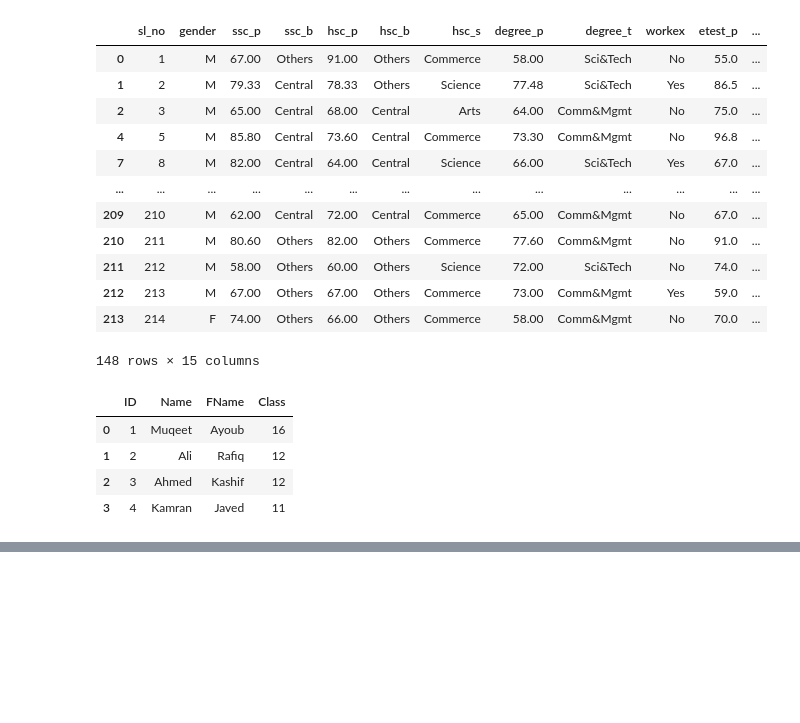
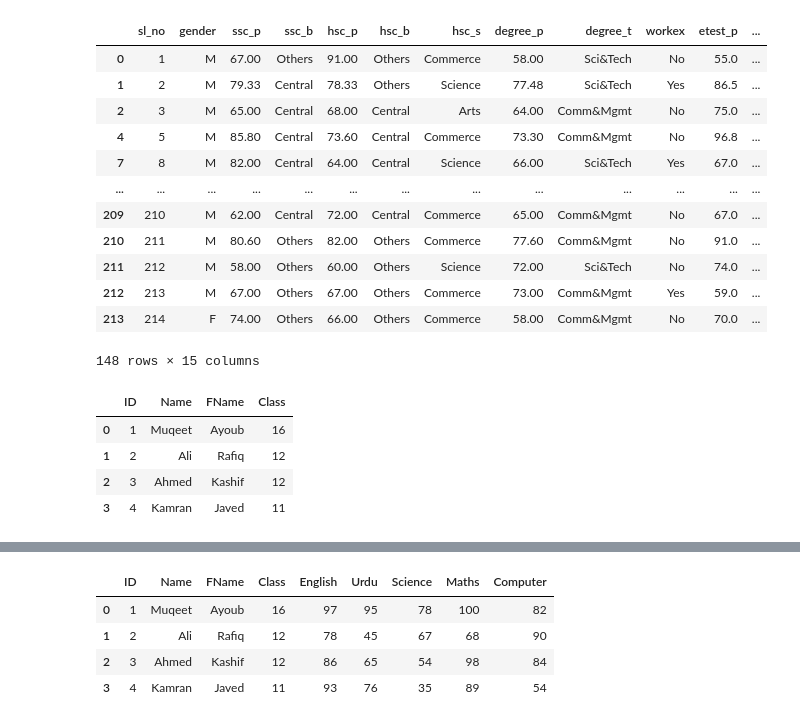
Before and after one commit to MuqeetVohra/python-practice, a Jupyter notebook: data_analysis/pandas.ipynb, the cells around one changed output, grey strips where cells are left out. Drawn from its saved outputs; the diff is of its cells as text; code cells hidden in the pictures; blank space fills up the shorter version.

Commit message:
merged df1 and df2

```diff
--- a/data_analysis/pandas.ipynb
+++ b/data_analysis/pandas.ipynb
@@ -534,0 +541,10 @@ SyntaxError: invalid syntax. Perhaps you forgot a comma? (1169929221.py, line 5)
+# %%
+df3 = df1.merge(df2, how='inner',on='ID')
+# %%
+df3
+# %% [output]
+|  | ID | Name | FName | Class | English | Urdu | Science | Maths | Computer |
+| 0 | 1 | Muqeet | Ayoub | 16 | 97 | 95 | 78 | 100 | 82 |
+| 1 | 2 | Ali | Rafiq | 12 | 78 | 45 | 67 | 68 | 90 |
+| 2 | 3 | Ahmed | Kashif | 12 | 86 | 65 | 54 | 98 | 84 |
+| 3 | 4 | Kamran | Javed | 11 | 93 | 76 | 35 | 89 | 54 |
```
Also changed, not shown: parts of 2 cells of this notebook.
